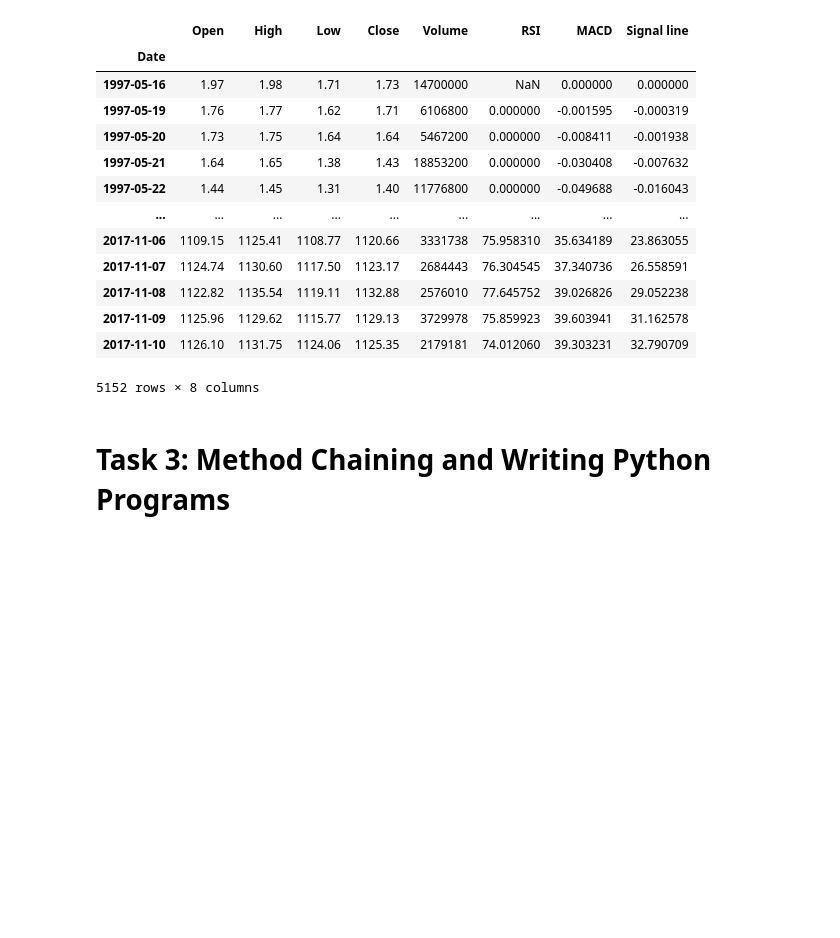
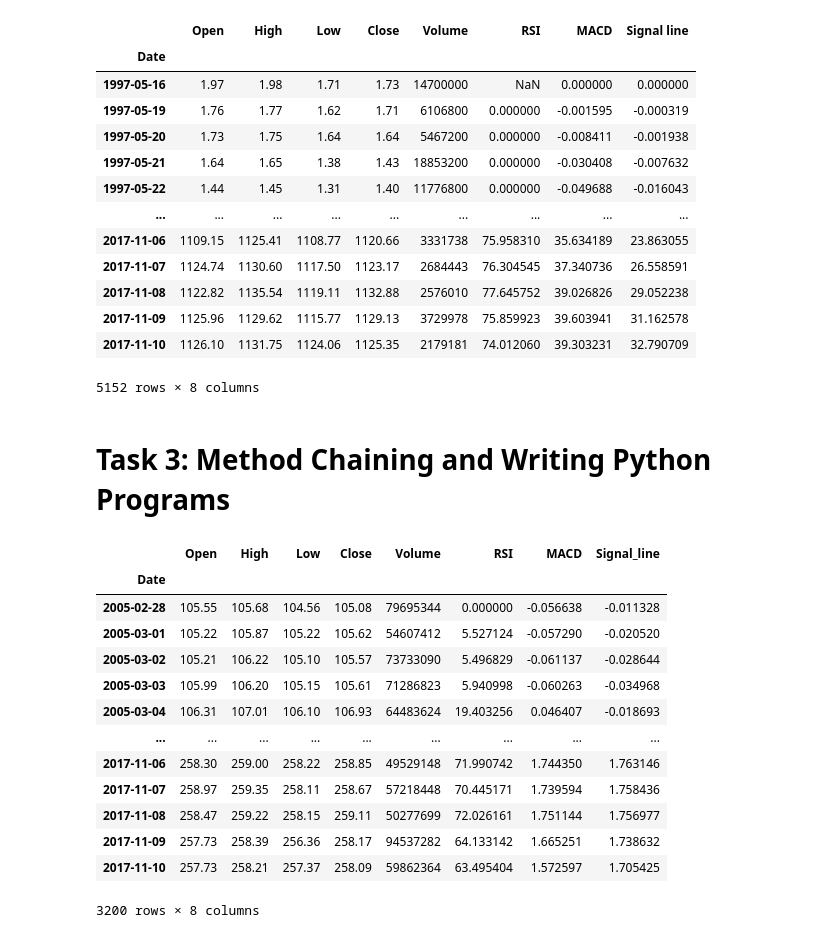
Before and after one commit to ubco-W2021T1-data301/project-group21-project, a Jupyter notebook: notebooks/analysis2.ipynb, the cells around one changed output. Saved outputs shown, nothing was run; the diff lists cells and outputs as text; code cells hidden in the pictures; blank space fills up the shorter version.

```diff
--- a/notebooks/analysis2.ipynb
+++ b/notebooks/analysis2.ipynb
@@ -308,20 +308,47 @@ amzn_processed
 # Task 3: Method Chaining and Writing Python Programs
 # %%
 def load_and_process(url_or_path_to_csv_file):
-    df = (pd.read_csv(url_or_path_to_csv_file, sep=",", header=0)
-    .assign(
-            RSI = lambda x: 100 - (100/(1+((((x['Close'].diff()).clip(lower=0)).ewm(com=13, adjust=False).mean())/((-1*(x['Close'].diff()).clip(upper=0)).ewm(com=13, adjust=False).mean())))),
+    df1 = (
+        pd.read_csv(url_or_path_to_csv_file, sep=",", header=0)
+        )
+
+    df2 = (
+    df1
+        .assign(
+            RSI = lambda x: 100 -
+            (100/(1+((((x['Close'].diff()).clip(lower=0)).ewm(com=13, adjust=False).mean())/
+                     ((-1*(x['Close'].diff()).clip(upper=0)).ewm(com=13, adjust=False).mean())))),
             MACD = lambda x: (x['Close'].ewm(span=12, adjust=False).mean()) - (x['Close'].ewm(span=26, adjust=False).mean()),
-            Signal_line = x['MACD'].ewm(span=9, adjust=False).mean()
+            Signal_line = lambda x: ((x['MACD']).ewm(span=9, adjust=False).mean())
     )
-    .drop(['OpenInt'], axis=1))
+        .drop('OpenInt', axis=1)
 
-    df['Date'] = pd.to_datetime(df['Date'])
-    df = [df['Volume'].between(1, 1.0e+15)]
-    df.index = df["Date"]
+    )
 
+    df2.dropna(inplace = True, axis = 0)
+    df2['Date'] = pd.to_datetime(df2['Date'])
+    df2.index = df2["Date"]
+    del df2['Date']
 
-    return df
+    return df2
+# %%
+spy = load_and_process("../data/raw/archive/ETFs/spy.us.txt")
+spy
+# %% [output]
+|  | Open | High | Low | Close | Volume | RSI | MACD | Signal_line |
+| Date |  |  |  |  |  |  |  |  |
+| 2005-02-28 | 105.55 | 105.68 | 104.56 | 105.08 | 79695344 | 0.000000 | -0.056638 | -0.011328 |
+| 2005-03-01 | 105.22 | 105.87 | 105.22 | 105.62 | 54607412 | 5.527124 | -0.057290 | -0.020520 |
+| 2005-03-02 | 105.21 | 106.22 | 105.10 | 105.57 | 73733090 | 5.496829 | -0.061137 | -0.028644 |
+| 2005-03-03 | 105.99 | 106.20 | 105.15 | 105.61 | 71286823 | 5.940998 | -0.060263 | -0.034968 |
+| 2005-03-04 | 106.31 | 107.01 | 106.10 | 106.93 | 64483624 | 19.403256 | 0.046407 | -0.018693 |
+| ... | ... | ... | ... | ... | ... | ... | ... | ... |
+| 2017-11-06 | 258.30 | 259.00 | 258.22 | 258.85 | 49529148 | 71.990742 | 1.744350 | 1.763146 |
+| 2017-11-07 | 258.97 | 259.35 | 258.11 | 258.67 | 57218448 | 70.445171 | 1.739594 | 1.758436 |
+| 2017-11-08 | 258.47 | 259.22 | 258.15 | 259.11 | 50277699 | 72.026161 | 1.751144 | 1.756977 |
+| 2017-11-09 | 257.73 | 258.39 | 256.36 | 258.17 | 94537282 | 64.133142 | 1.665251 | 1.738632 |
+| 2017-11-10 | 257.73 | 258.21 | 257.37 | 258.09 | 59862364 | 63.495404 | 1.572597 | 1.705425 |
+3200 rows × 8 columns
 # %%
 import project_functions2
 # %%
```
Also changed, not shown: parts of 2 cells of this notebook, 1 other file.
